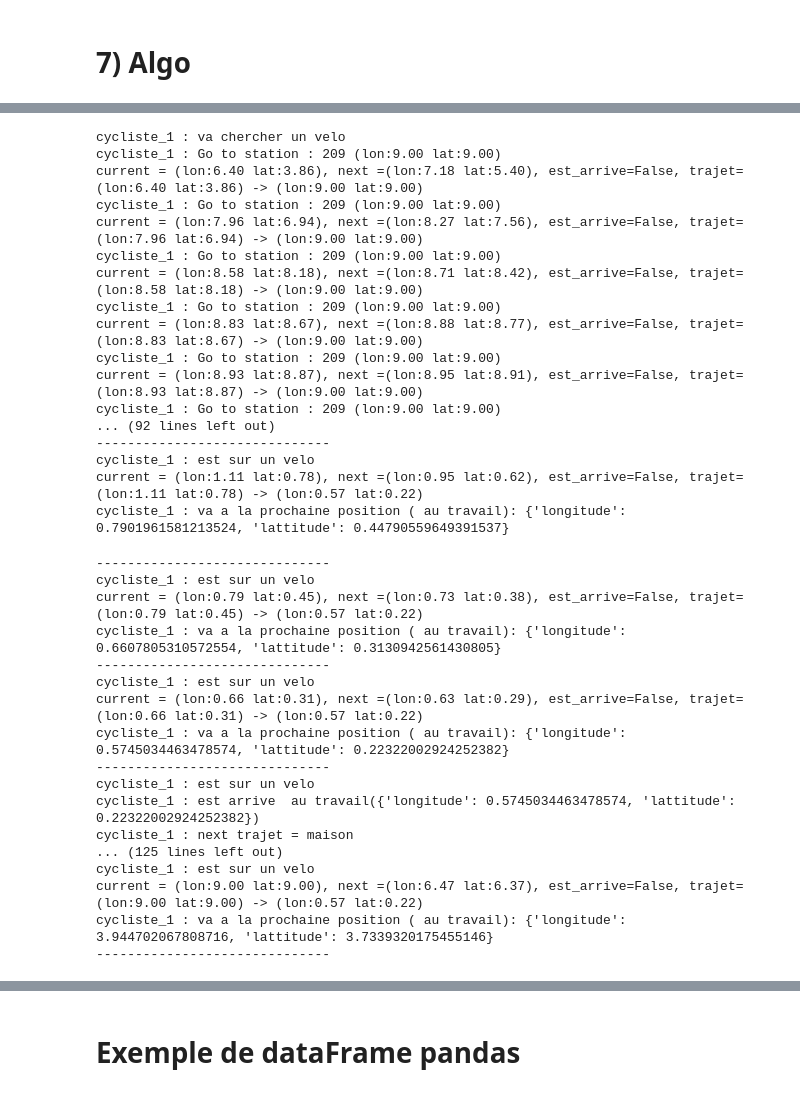
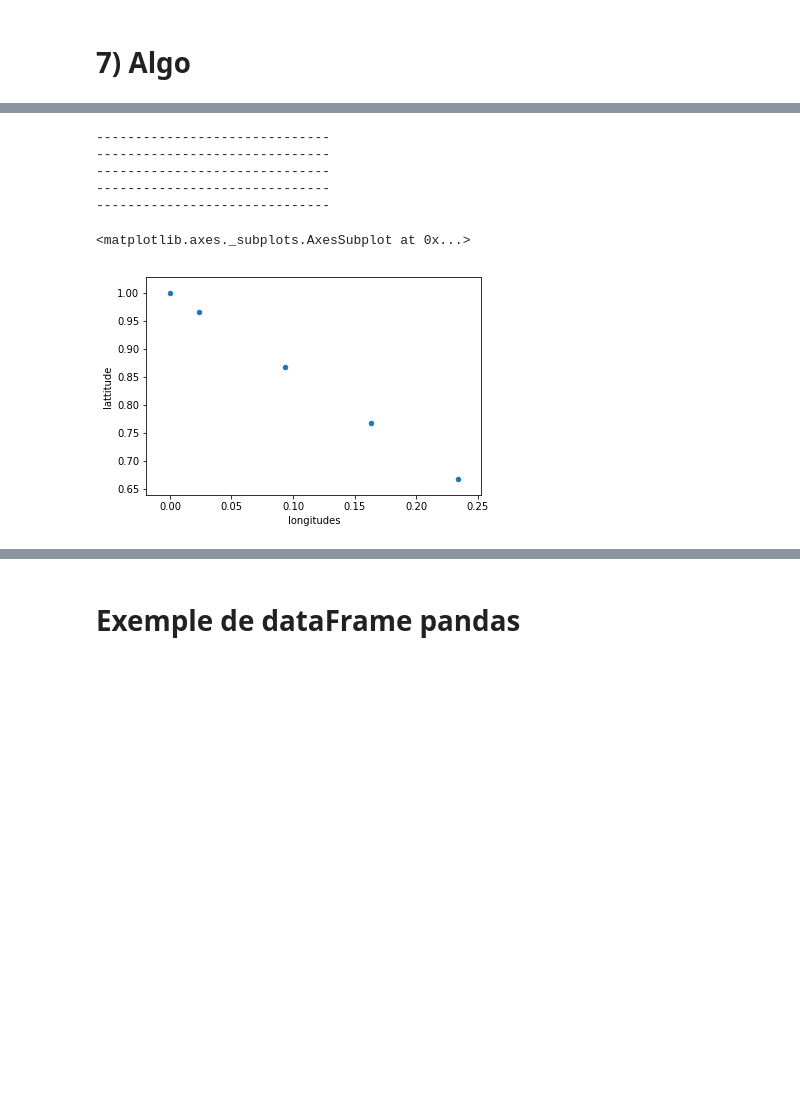
Before and after one commit to romainjouin/formation_python, a Jupyter notebook: 01_velib.ipynb, the cells around one changed output, grey strips where cells are left out. Saved outputs shown, nothing was run; the diff lists cells and outputs as text; code cells hidden in the pictures; blank space fills up the shorter version.

```diff
--- a/01_velib.ipynb
+++ b/01_velib.ipynb
@@ -640,43 +554,15 @@ import pandas as pd
 # %%
-ax = False
-positions = pd.DataFrame()
-for i in range(50):
+for i in range(5):
     paris.reveil()
-    paris.draw_map()
+    #paris.draw_map()
     positions = positions.append(paris.get_cycliste_positions())
     print("-"*30)
+positions.plot.scatter(x="longitudes", y="lattitude")
 # %% [output]
-cycliste_1 : va chercher un velo
-cycliste_1 : Go to station : 209 (lon:9.00 lat:9.00)
-current = (lon:6.40 lat:3.86), next =(lon:7.18 lat:5.40), est_arrive=False, trajet=(lon:6.40 lat:3.86) -> (lon:9.00 lat:9.00)
-cycliste_1 : Go to station : 209 (lon:9.00 lat:9.00)
-current = (lon:7.96 lat:6.94), next =(lon:8.27 lat:7.56), est_arrive=False, trajet=(lon:7.96 lat:6.94) -> (lon:9.00 lat:9.00)
-cycliste_1 : Go to station : 209 (lon:9.00 lat:9.00)
-current = (lon:8.58 lat:8.18), next =(lon:8.71 lat:8.42), est_arrive=False, trajet=(lon:8.58 lat:8.18) -> (lon:9.00 lat:9.00)
-cycliste_1 : Go to station : 209 (lon:9.00 lat:9.00)
-current = (lon:8.83 lat:8.67), next =(lon:8.88 lat:8.77), est_arrive=False, trajet=(lon:8.83 lat:8.67) -> (lon:9.00 lat:9.00)
-cycliste_1 : Go to station : 209 (lon:9.00 lat:9.00)
-current = (lon:8.93 lat:8.87), next =(lon:8.95 lat:8.91), est_arrive=False, trajet=(lon:8.93 lat:8.87) -> (lon:9.00 lat:9.00)
-cycliste_1 : Go to station : 209 (lon:9.00 lat:9.00)
-... (92 lines left out)
 ------------------------------
-cycliste_1 : est sur un velo
-current = (lon:1.11 lat:0.78), next =(lon:0.95 lat:0.62), est_arrive=False, trajet=(lon:1.11 lat:0.78) -> (lon:0.57 lat:0.22)
-cycliste_1 : va a la prochaine position ( au travail): {'longitude': 0.7901961581213524, 'lattitude': 0.44790559649391537}
+------------------------------
+------------------------------
+------------------------------
+------------------------------
-------------------------------
-cycliste_1 : est sur un velo
-current = (lon:0.79 lat:0.45), next =(lon:0.73 lat:0.38), est_arrive=False, trajet=(lon:0.79 lat:0.45) -> (lon:0.57 lat:0.22)
-cycliste_1 : va a la prochaine position ( au travail): {'longitude': 0.6607805310572554, 'lattitude': 0.3130942561430805}
-------------------------------
-cycliste_1 : est sur un velo
-current = (lon:0.66 lat:0.31), next =(lon:0.63 lat:0.29), est_arrive=False, trajet=(lon:0.66 lat:0.31) -> (lon:0.57 lat:0.22)
-cycliste_1 : va a la prochaine position ( au travail): {'longitude': 0.5745034463478574, 'lattitude': 0.22322002924252382}
-------------------------------
-cycliste_1 : est sur un velo
-cycliste_1 : est arrive  au travail({'longitude': 0.5745034463478574, 'lattitude': 0.22322002924252382})
-cycliste_1 : next trajet = maison
-... (125 lines left out)
-cycliste_1 : est sur un velo
-current = (lon:9.00 lat:9.00), next =(lon:6.47 lat:6.37), est_arrive=False, trajet=(lon:9.00 lat:9.00) -> (lon:0.57 lat:0.22)
-cycliste_1 : va a la prochaine position ( au travail): {'longitude': 3.944702067808716, 'lattitude': 3.7339320175455146}
-------------------------------
+<matplotlib.axes._subplots.AxesSubplot at 0x...>
+[figure, added]
```
Also changed, not shown: parts of 33 cells of this notebook.
